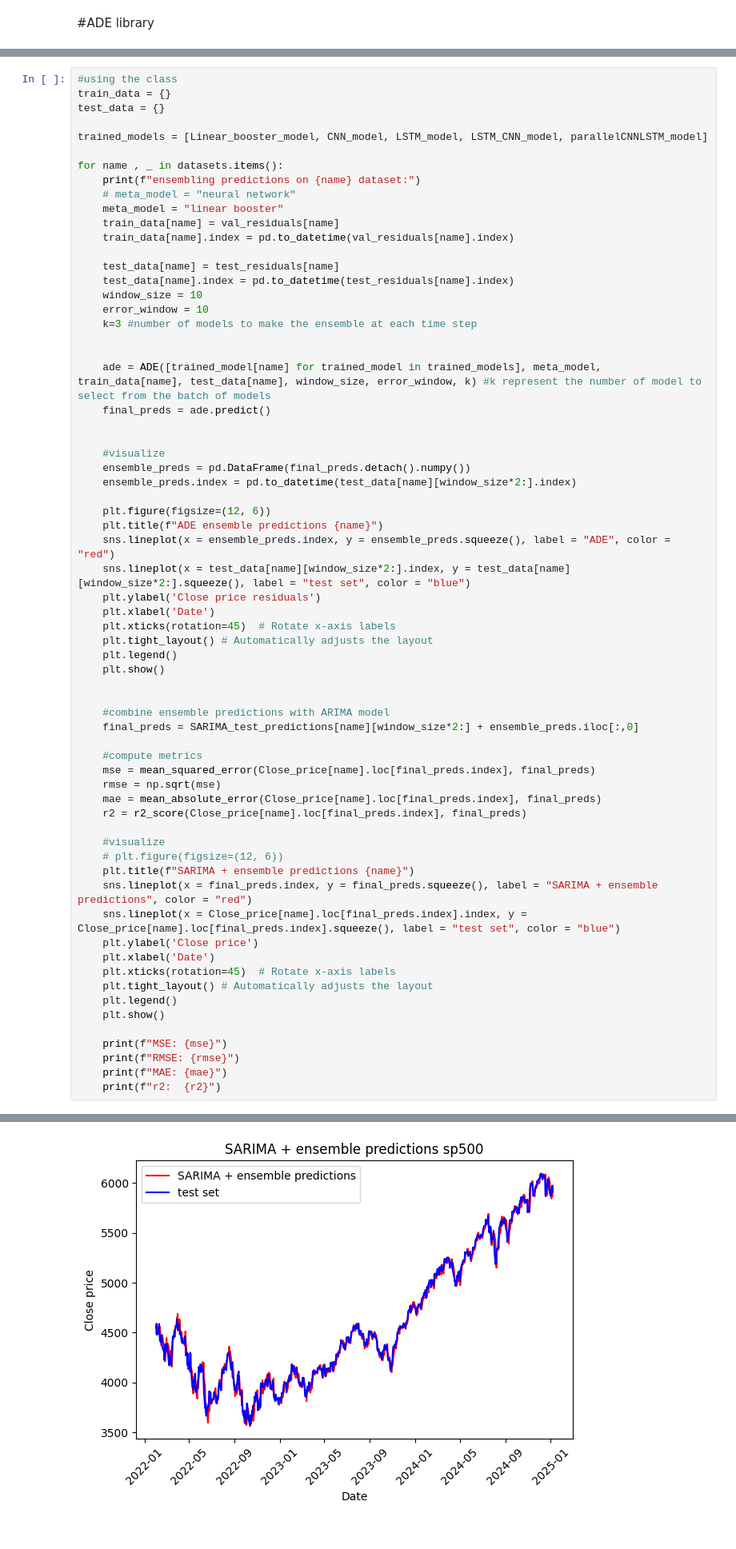
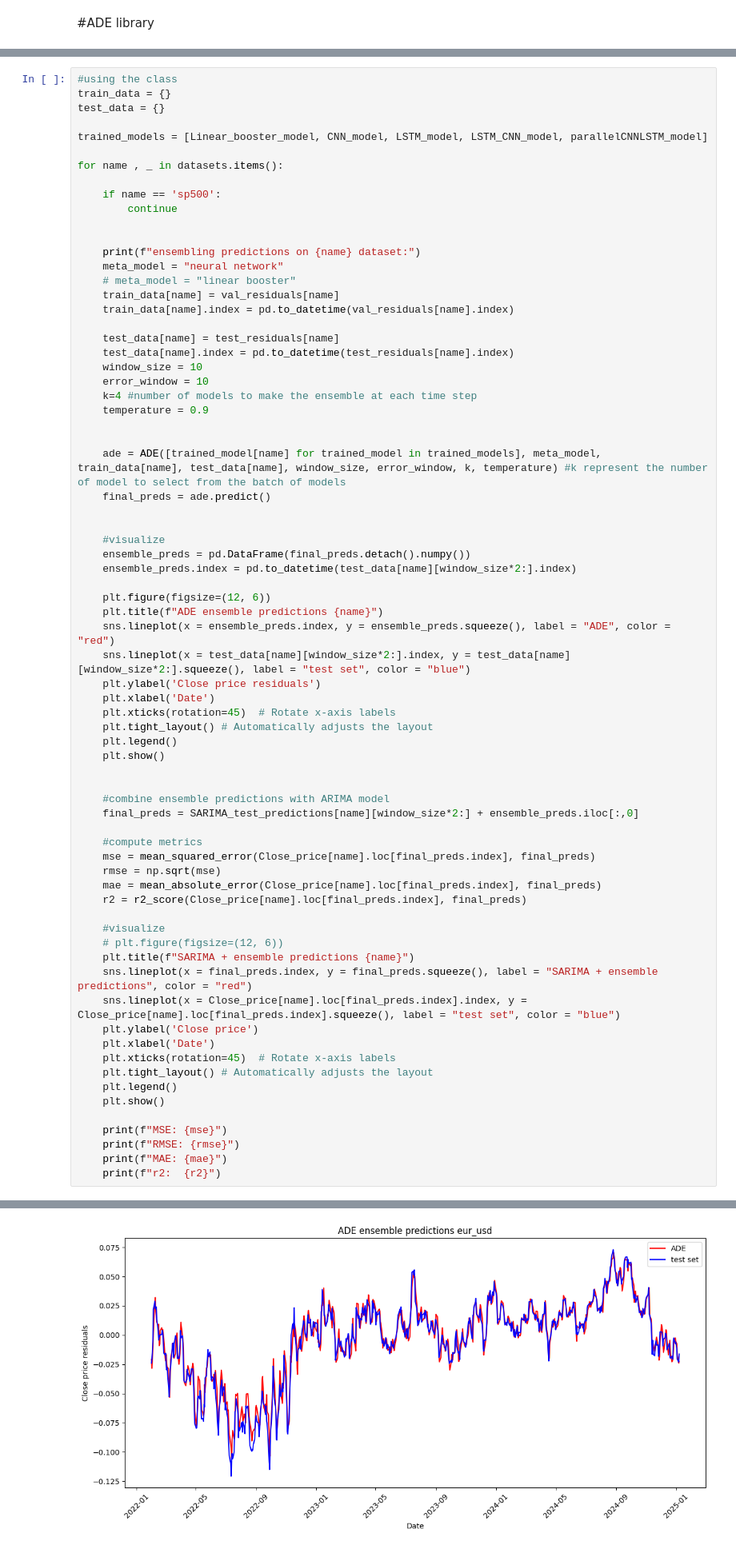
Before and after one commit to andreadamiano/Arbitrated-Dynamic-Ensemble, a Jupyter notebook: Project_code/Arbitrated Dynamic Ensemble.ipynb, the cells around one changed output, grey strips where cells are left out. Shown at 80% size. Cells and saved outputs as stored; diff of their text form.

```diff
--- a/Project_code/Arbitrated Dynamic Ensemble.ipynb
+++ b/Project_code/Arbitrated Dynamic Ensemble.ipynb
@@ -2278,9 +2428,14 @@ test_data = {}
 trained_models = [Linear_booster_model, CNN_model, LSTM_model, LSTM_CNN_model, parallelCNNLSTM_model]
 
 for name , _ in datasets.items():
+
+    if name == 'sp500':
+        continue
+
+
     print(f"ensembling predictions on {name} dataset:")
-    # meta_model = "neural network"
-    meta_model = "linear booster"
+    meta_model = "neural network"
+    # meta_model = "linear booster"
     train_data[name] = val_residuals[name]
     train_data[name].index = pd.to_datetime(val_residuals[name].index)
 
@@ -2288,10 +2443,11 @@ for name , _ in datasets.items():
     test_data[name].index = pd.to_datetime(test_residuals[name].index)
     window_size = 10
     error_window = 10
-    k=3 #number of models to make the ensemble at each time step
+    k=4 #number of models to make the ensemble at each time step
+    temperature = 0.9
 
 
-    ade = ADE([trained_model[name] for trained_model in trained_models], meta_model, train_data[name], test_data[name], window_size, error_window, k) #k represent the number of model to select from the batch of models
+    ade = ADE([trained_model[name] for trained_model in trained_models], meta_model, train_data[name], test_data[name], window_size, error_window, k, temperature) #k represent the number of model to select from the batch of models
     final_preds = ade.predict()
 
 
@@ -2342 +2515 @@ ensembling predictions on sp500 dataset:
-[figure, old version]
+[figure, new version]
```
Also changed, not shown: parts of 11 cells of this notebook, 4 other files.
